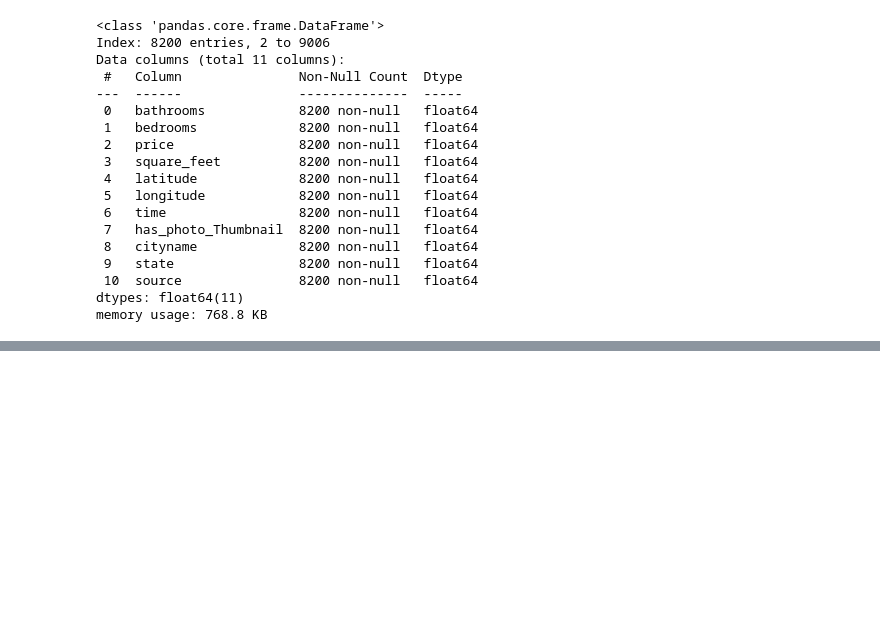
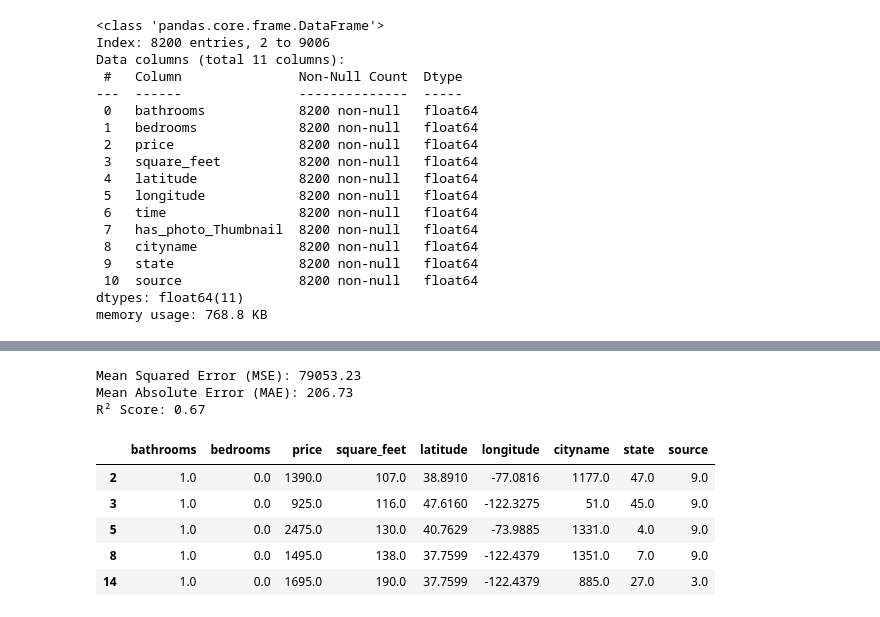
Before and after one commit to ManuelaLizcano/BS-Proyecto1, a Jupyter notebook: Proyecto1/proyecto1.ipynb, the cells around one changed output, grey strips where cells are left out. Drawn from its saved outputs; the diff is of its cells as text; code cells hidden in the pictures; blank space fills up the shorter version.

```diff
--- a/Proyecto1/proyecto1.ipynb
+++ b/Proyecto1/proyecto1.ipynb
@@ -492,0 +502,4 @@ memory usage: 768.8 KB
+# %%
+#quitar time y has_photo_thumbnail
+df1 = df1.drop("time", axis=1)
+df1 = df1.drop("has_photo_Thumbnail", axis=1)
@@ -492,0 +635,46 @@ memory usage: 768.8 KB
+# %%
+from sklearn.ensemble import RandomForestRegressor
+from sklearn.preprocessing import StandardScaler
+from sklearn.metrics import mean_squared_error, mean_absolute_error, r2_score
+from sklearn.model_selection import train_test_split
+
+# Escalar los datos
+scaler = StandardScaler()
+X_train_scaled = scaler.fit_transform(X_train)
+X_test_scaled = scaler.transform(X_test)
+
+# Optimización: Ajustar hiperparámetros
+model_4 = RandomForestRegressor(
+    n_estimators=300,
+    max_depth=15,
+    min_samples_split=5,
+    min_samples_leaf=2,
+    random_state=42
+)
+
+# Entrenar el modelo
+model_4.fit(X_train_scaled, y_train)
+y_pred = model_4.predict(X_test_scaled)
+
+# Evaluar el modelo
+mse = mean_squared_error(y_test, y_pred)
+mae = mean_absolute_error(y_test, y_pred)
+r2 = r2_score(y_test, y_pred)
+
+# Mostrar resultados
+print(f"Mean Squared Error (MSE): {mse:.2f}")
+print(f"Mean Absolute Error (MAE): {mae:.2f}")
+print(f"R² Score: {r2:.2f}")
+# %% [output]
+Mean Squared Error (MSE): 79053.23
+Mean Absolute Error (MAE): 206.73
+R² Score: 0.67
+# %%
+df1.head()
+# %% [output]
+|  | bathrooms | bedrooms | price | square_feet | latitude | longitude | cityname | state | source |
+| 2 | 1.0 | 0.0 | 1390.0 | 107.0 | 38.8910 | -77.0816 | 1177.0 | 47.0 | 9.0 |
+| 3 | 1.0 | 0.0 | 925.0 | 116.0 | 47.6160 | -122.3275 | 51.0 | 45.0 | 9.0 |
+| 5 | 1.0 | 0.0 | 2475.0 | 130.0 | 40.7629 | -73.9885 | 1331.0 | 4.0 | 9.0 |
+| 8 | 1.0 | 0.0 | 1495.0 | 138.0 | 37.7599 | -122.4379 | 1351.0 | 7.0 | 9.0 |
+| 14 | 1.0 | 0.0 | 1695.0 | 190.0 | 37.7599 | -122.4379 | 885.0 | 27.0 | 3.0 |
```
Also changed, not shown: parts of 16 cells of this notebook.
